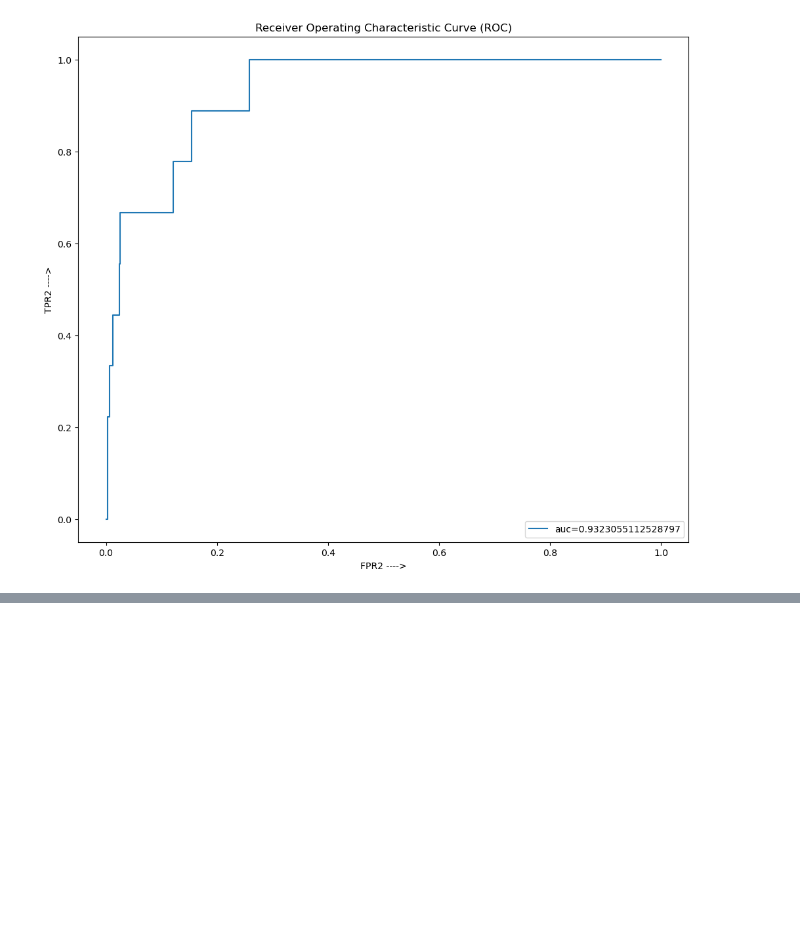
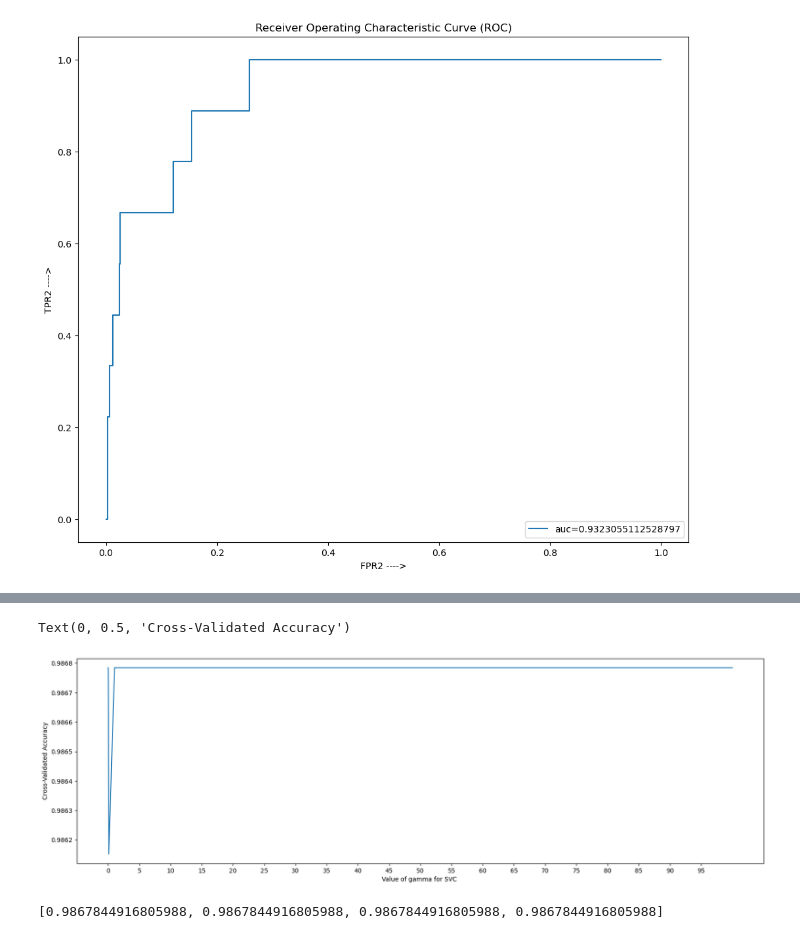
Before and after one commit to TirumaniSrilakshmi/YourCabs-ML-project, a Jupyter notebook: travelType1.ipynb, the cells around one changed output, grey strips where cells are left out. Saved outputs shown, nothing was run; the diff lists cells and outputs as text; code cells hidden in the pictures; blank space fills up the shorter version.

```diff
--- a/travelType1.ipynb
+++ b/travelType1.ipynb
@@ -640,0 +674,22 @@ plt.show()
+# %%
+plt.figure(figsize = (20,6))
+gamma_range = [0.0001,0.001,0.01,.1,1,10,100]
+#,1,10,100
+plt.plot(gamma_range,acc_score)
+plt.xlabel('Value of gamma for SVC ')
+plt.xticks(np.arange(0.0001,100,5))
+plt.ylabel('Cross-Validated Accuracy')
+# %% [output]
+Text(0, 0.5, 'Cross-Validated Accuracy')
+[figure, added]
+# %%
+# hyper parameter degree
+degree_range=[2,3,4,5]
+acc_scores = []
+for d in degree_range:
+    svc =SVC(kernel='rbf',degree= d)
+    scores = cross_val_score(svc,X,y,cv= 10,scoring='accuracy')
+    acc_scores.append(scores.mean())
+print(acc_scores)
+# %% [output]
+[0.9867844916805988, 0.9867844916805988, 0.9867844916805988, 0.9867844916805988]
```
Also changed, not shown: parts of 5 cells of this notebook, 1 other file.
